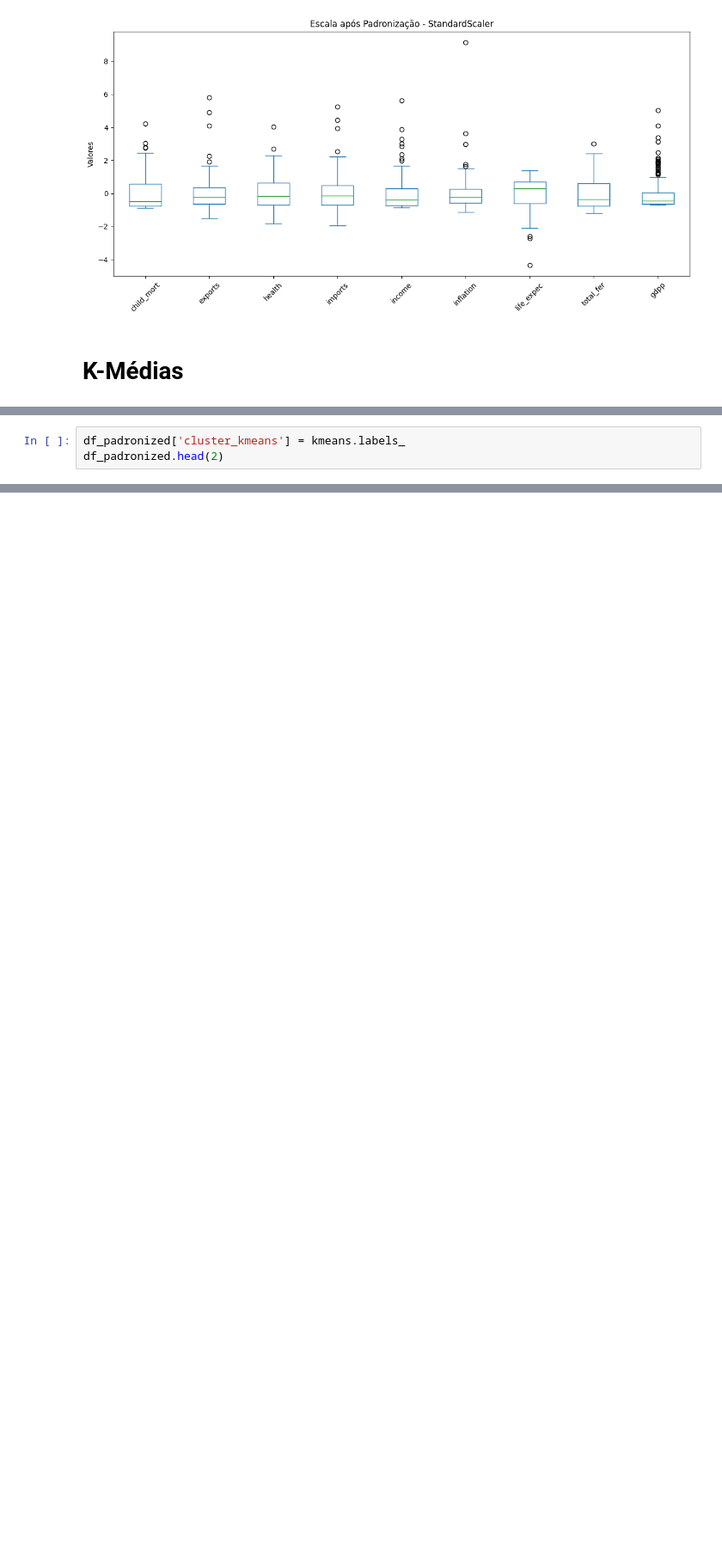
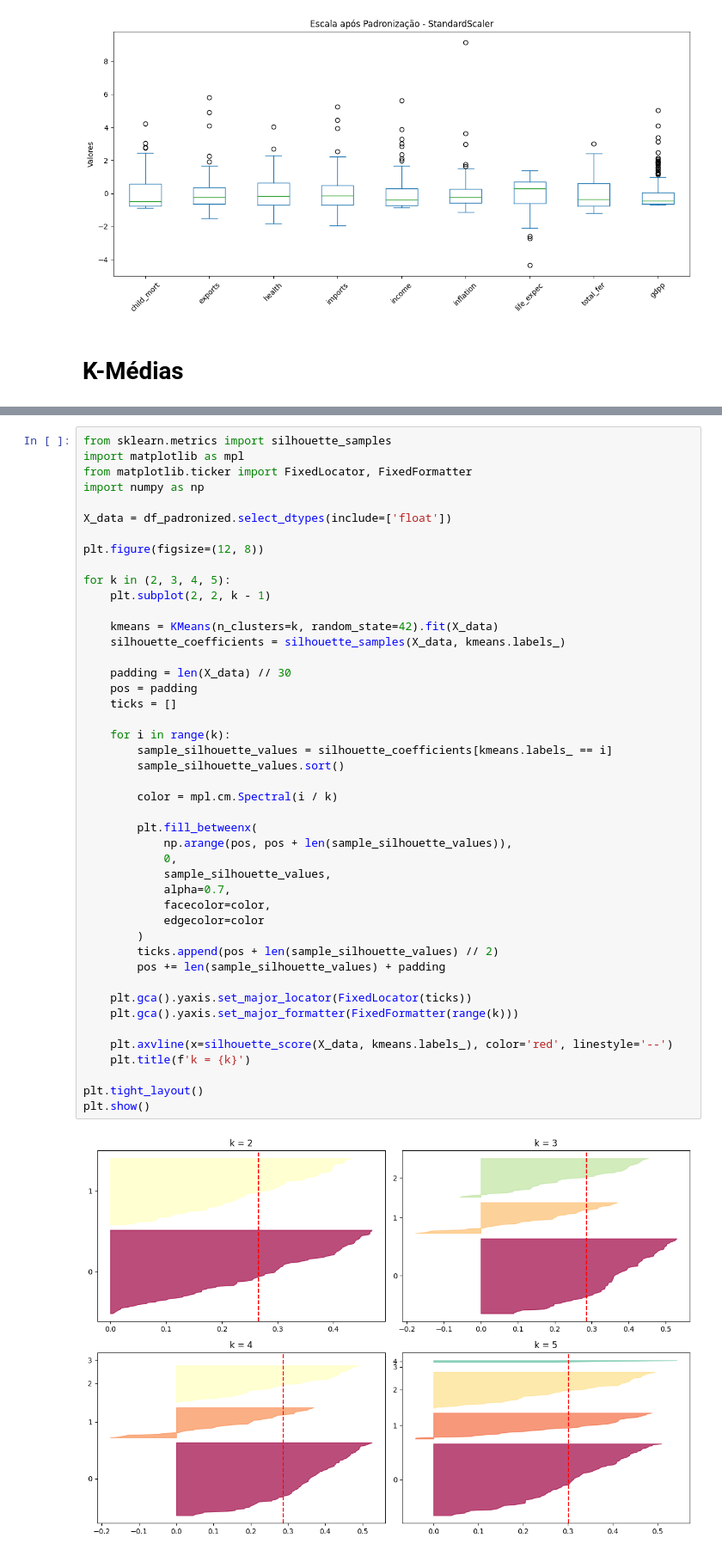
Before and after one commit to carolsouza/pd-clusterizacao, a Jupyter notebook: pd-clusterizacao-validacao-25E4_3.ipynb, the cells around one changed output, grey strips where cells are left out. Shown at 86% size. Drawn from its saved outputs; the diff is of its cells as text; blank space fills up the shorter version.

```diff
--- a/pd-clusterizacao-validacao-25E4_3.ipynb
+++ b/pd-clusterizacao-validacao-25E4_3.ipynb
@@ -189,3 +196,0 @@ KMeans(n_clusters=3, random_state=42)
-# %%
-df_padronized['cluster_kmeans'] = kmeans.labels_
-df_padronized.head(2)
@@ -297,0 +280,47 @@ dtype: float64
+# %%
+from sklearn.metrics import silhouette_samples
+import matplotlib as mpl
+from matplotlib.ticker import FixedLocator, FixedFormatter
+import numpy as np
+
+X_data = df_padronized.select_dtypes(include=['float'])
+
+plt.figure(figsize=(12, 8))
+
+for k in (2, 3, 4, 5):
+    plt.subplot(2, 2, k - 1)
+
+    kmeans = KMeans(n_clusters=k, random_state=42).fit(X_data)
+    silhouette_coefficients = silhouette_samples(X_data, kmeans.labels_)
+
+    padding = len(X_data) // 30
+    pos = padding
+    ticks = []
+
+    for i in range(k):
+        sample_silhouette_values = silhouette_coefficients[kmeans.labels_ == i]
+        sample_silhouette_values.sort()
+
+        color = mpl.cm.Spectral(i / k)
+
+        plt.fill_betweenx(
+            np.arange(pos, pos + len(sample_silhouette_values)),
+            0,
+            sample_silhouette_values,
+            alpha=0.7,
+            facecolor=color,
+            edgecolor=color
+        )
+        ticks.append(pos + len(sample_silhouette_values) // 2)
+        pos += len(sample_silhouette_values) + padding
+
+    plt.gca().yaxis.set_major_locator(FixedLocator(ticks))
+    plt.gca().yaxis.set_major_formatter(FixedFormatter(range(k)))
+
+    plt.axvline(x=silhouette_score(X_data, kmeans.labels_), color='red', linestyle='--')
+    plt.title(f'k = {k}')
+
+plt.tight_layout()
+plt.show()
+# %% [output]
+[figure, added]
```
Also changed, not shown: parts of 16 cells of this notebook.
